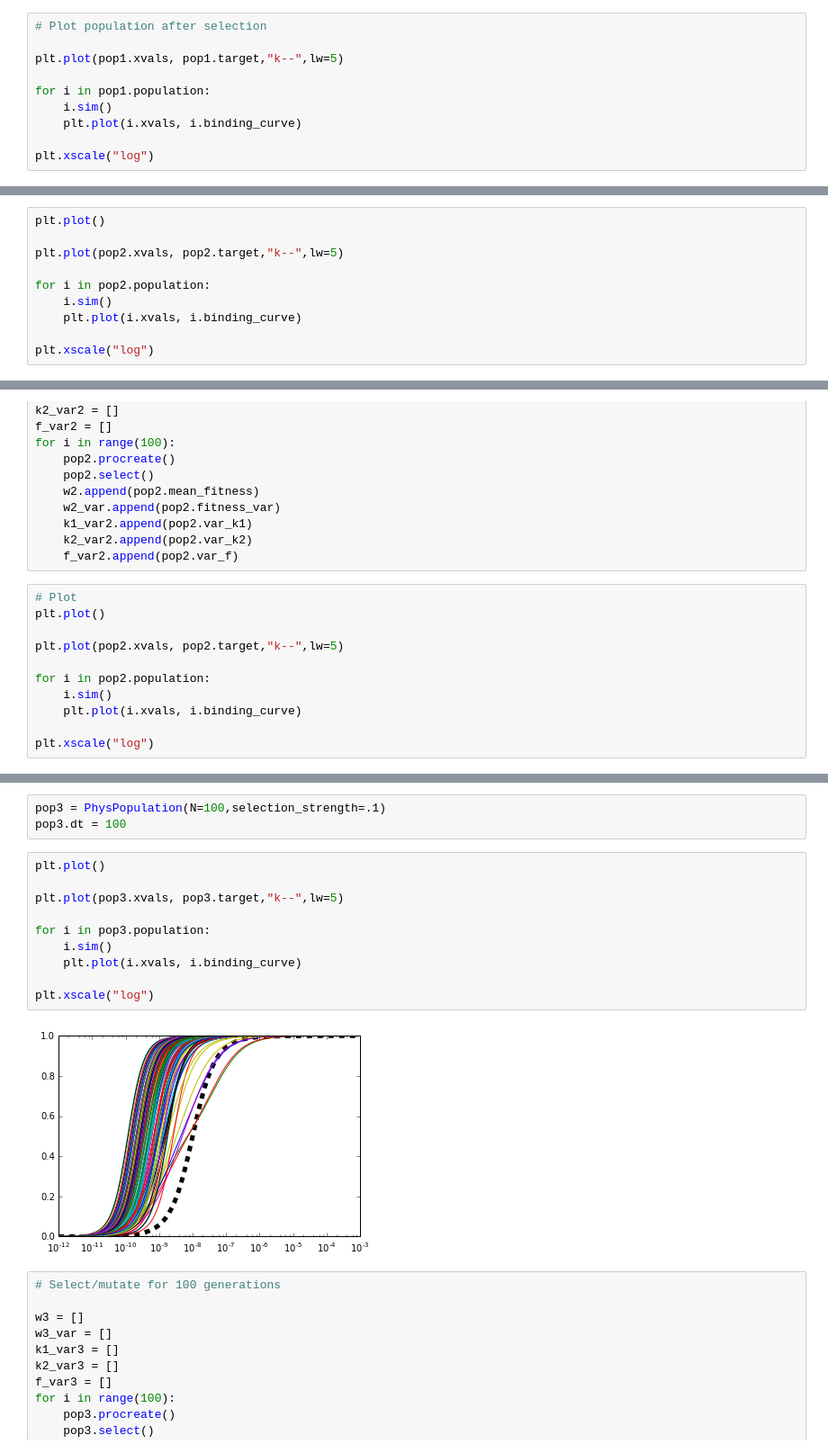
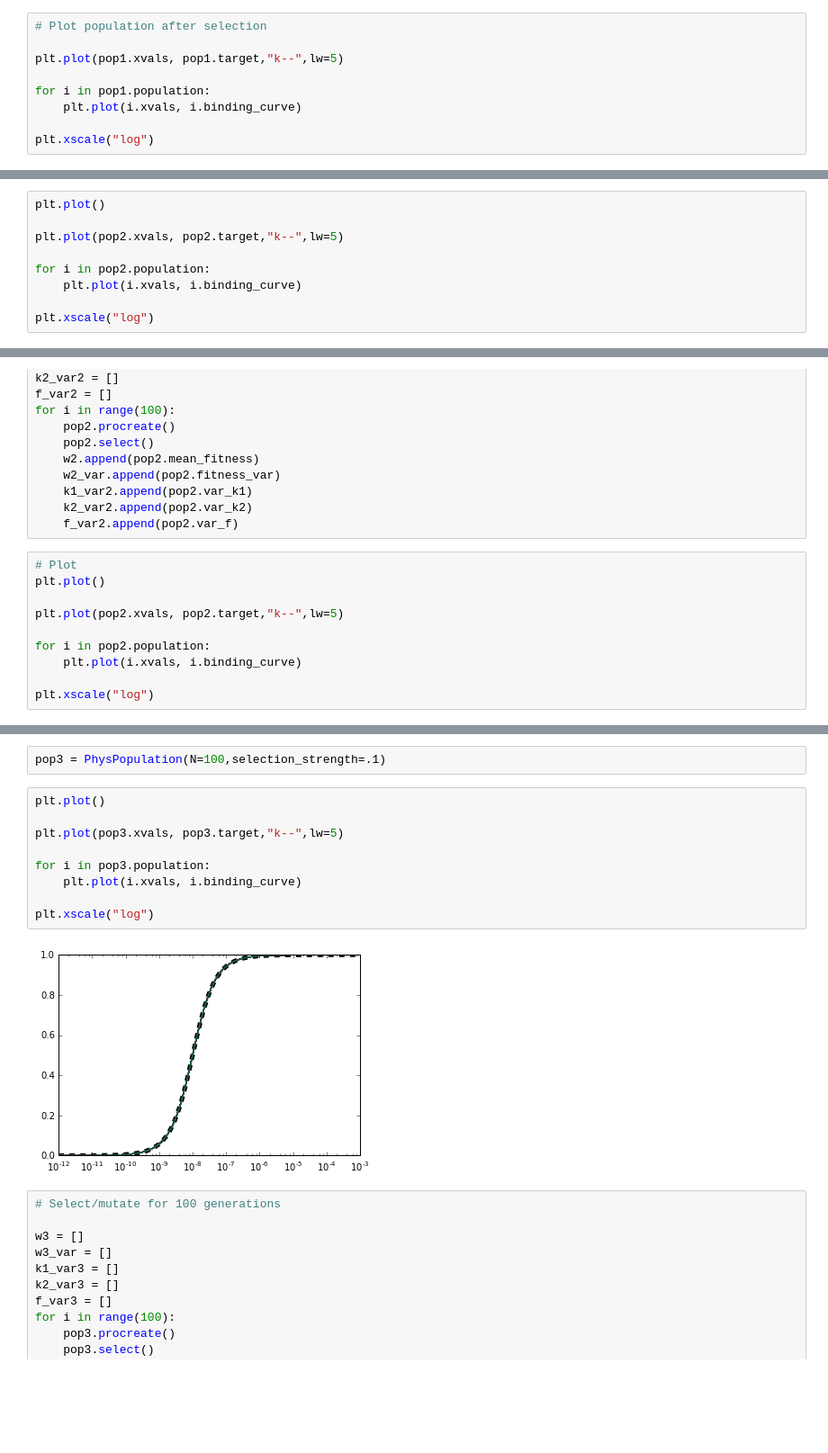
Before and after one commit to bliebeskind/EvoPhys, a Jupyter notebook: siteSpecificCoOp.ipynb, the cells around one changed output, grey strips where cells are left out. Shown at 90% size. Drawn from its saved outputs; the diff is of its cells as text; blank space fills up the shorter version.

```diff
--- a/siteSpecificCoOp.ipynb
+++ b/siteSpecificCoOp.ipynb
@@ -184,7 +231,6 @@ for i in range(100):
 plt.plot(pop1.xvals, pop1.target,"k--",lw=5)
 
 for i in pop1.population:
-    i.sim()
     plt.plot(i.xvals, i.binding_curve)
 
 plt.xscale("log")
@@ -230,7 +276,6 @@ plt.plot()
 plt.plot(pop2.xvals, pop2.target,"k--",lw=5)
 
 for i in pop2.population:
-    i.sim()
     plt.plot(i.xvals, i.binding_curve)
 
 plt.xscale("log")
@@ -259,7 +304,6 @@ plt.plot()
 plt.plot(pop2.xvals, pop2.target,"k--",lw=5)
 
 for i in pop2.population:
-    i.sim()
     plt.plot(i.xvals, i.binding_curve)
 
 plt.xscale("log")
@@ -318,18 +362,16 @@ axes = df.hist(bins=50,color='grey')
 # %%
 pop3 = PhysPopulation(N=100,selection_strength=.1)
-pop3.dt = 100
 # %%
 plt.plot()
 
 plt.plot(pop3.xvals, pop3.target,"k--",lw=5)
 
 for i in pop3.population:
-    i.sim()
     plt.plot(i.xvals, i.binding_curve)
 
 plt.xscale("log")
 # %% [output]
-[figure, old version]
+[figure, new version]
 # %%
 # Select/mutate for 100 generations
 
```
Also changed, not shown: parts of 20 cells of this notebook.
